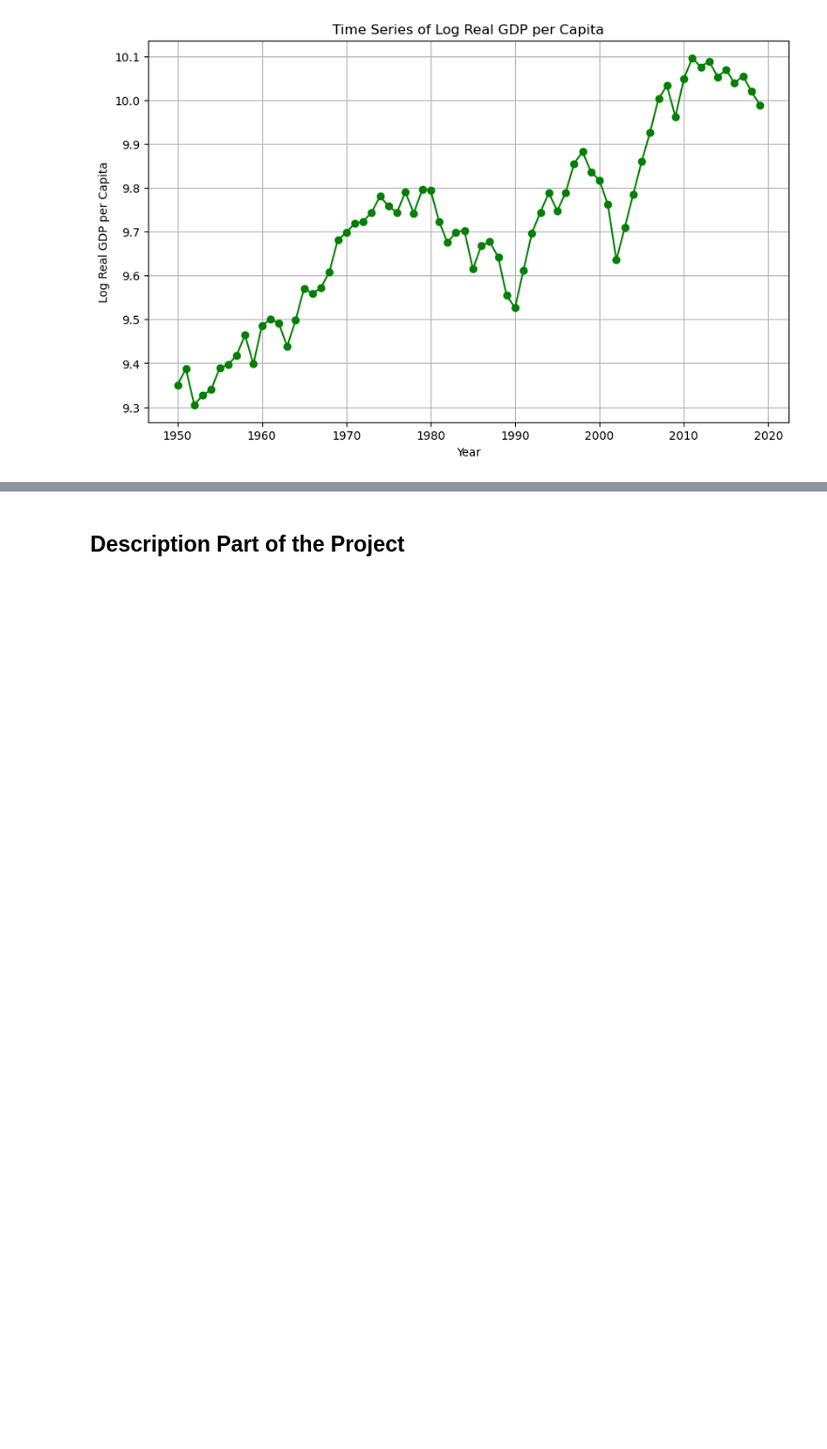
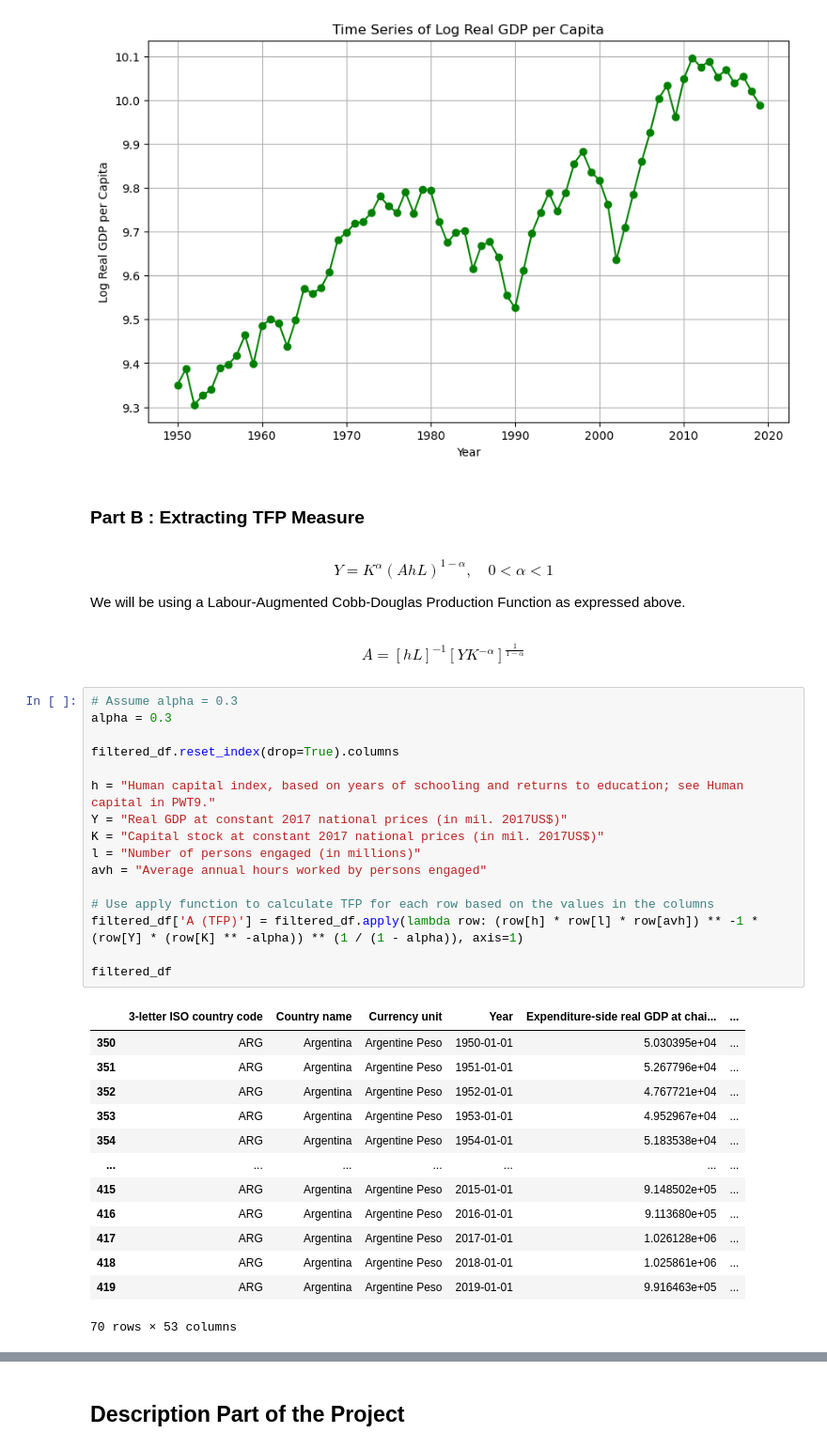
Before and after one commit to andreheeshaojun/EC2B1-Coursework, a Jupyter notebook: Section A/Section-A-Code.ipynb, the cells around one changed output, grey strips where cells are left out. Shown at 94% size. Cells and saved outputs as stored; diff of their text form; blank space fills up the shorter version.

```diff
--- a/Section A/Section-A-Code.ipynb
+++ b/Section A/Section-A-Code.ipynb
@@ -332,3 +331,45 @@ plt.grid(True)
 plt.show()
 # %% [output]
 [figure]
+# %% [markdown]
+### Part B : Extracting TFP Measure
+# %% [markdown]
+$$
+Y = K^\alpha (AhL)^{1-\alpha}, \quad 0 < \alpha < 1
+$$
+
+We will be using a Labour-Augmented Cobb-Douglas Production Function as expressed above.
+# %% [markdown]
+$$
+A = [hL]^{-1} \left[ YK^{-\alpha} \right]^{\frac{1}{1-\alpha}}
+$$
+# %%
+# Assume alpha = 0.3
+alpha = 0.3
+
+filtered_df.reset_index(drop=True).columns
+
+h = "Human capital index, based on years of schooling and returns to education; see Human capital in PWT9."
+Y = "Real GDP at constant 2017 national prices (in mil. 2017US$)"
+K = "Capital stock at constant 2017 national prices (in mil. 2017US$)"
+l = "Number of persons engaged (in millions)"
+avh = "Average annual hours worked by persons engaged"
+
+# Use apply function to calculate TFP for each row based on the values in the columns
+filtered_df['A (TFP)'] = filtered_df.apply(lambda row: (row[h] * row[l] * row[avh]) ** -1 * (row[Y] * (row[K] ** -alpha)) ** (1 / (1 - alpha)), axis=1)
+
+filtered_df
+# %% [output]
+|  | 3-letter ISO country code | Country name | Currency unit | Year | Expenditure-side real GDP at chai... | ... |
+| 350 | ARG | Argentina | Argentine Peso | 1950-01-01 | 5.030395e+04 | ... |
+| 351 | ARG | Argentina | Argentine Peso | 1951-01-01 | 5.267796e+04 | ... |
+| 352 | ARG | Argentina | Argentine Peso | 1952-01-01 | 4.767721e+04 | ... |
+| 353 | ARG | Argentina | Argentine Peso | 1953-01-01 | 4.952967e+04 | ... |
+| 354 | ARG | Argentina | Argentine Peso | 1954-01-01 | 5.183538e+04 | ... |
+| ... | ... | ... | ... | ... | ... | ... |
+| 415 | ARG | Argentina | Argentine Peso | 2015-01-01 | 9.148502e+05 | ... |
+| 416 | ARG | Argentina | Argentine Peso | 2016-01-01 | 9.113680e+05 | ... |
+| 417 | ARG | Argentina | Argentine Peso | 2017-01-01 | 1.026128e+06 | ... |
+| 418 | ARG | Argentina | Argentine Peso | 2018-01-01 | 1.025861e+06 | ... |
+| 419 | ARG | Argentina | Argentine Peso | 2019-01-01 | 9.916463e+05 | ... |
+70 rows × 53 columns
```
Also changed, not shown: parts of 13 cells of this notebook.
